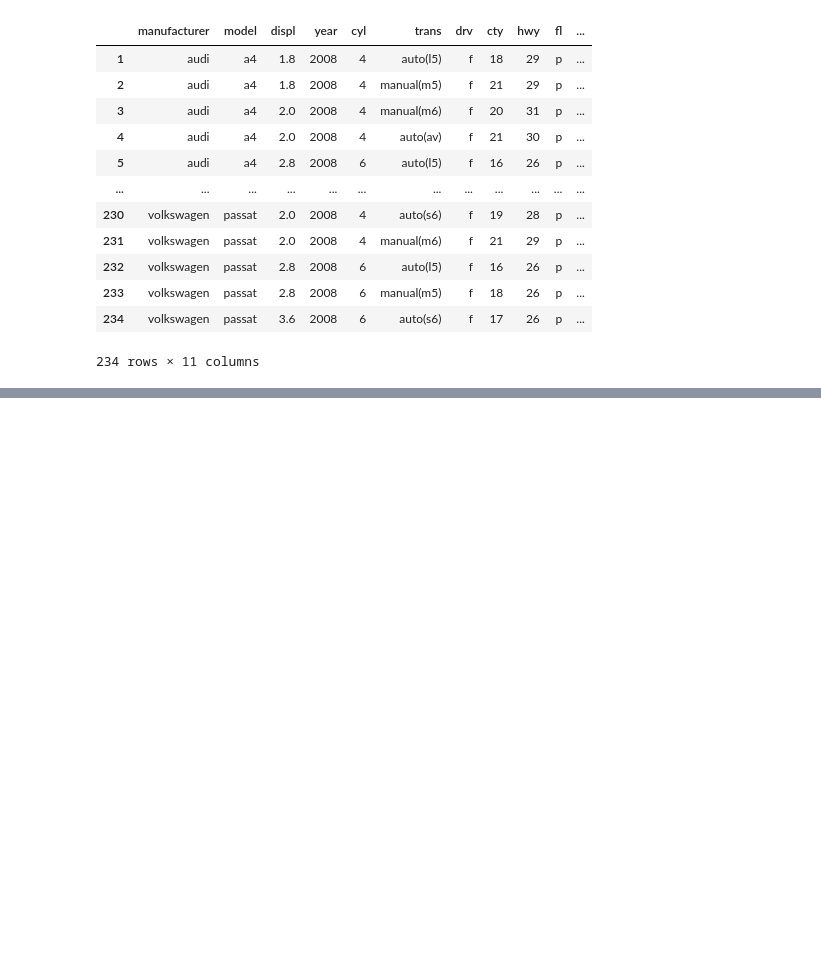
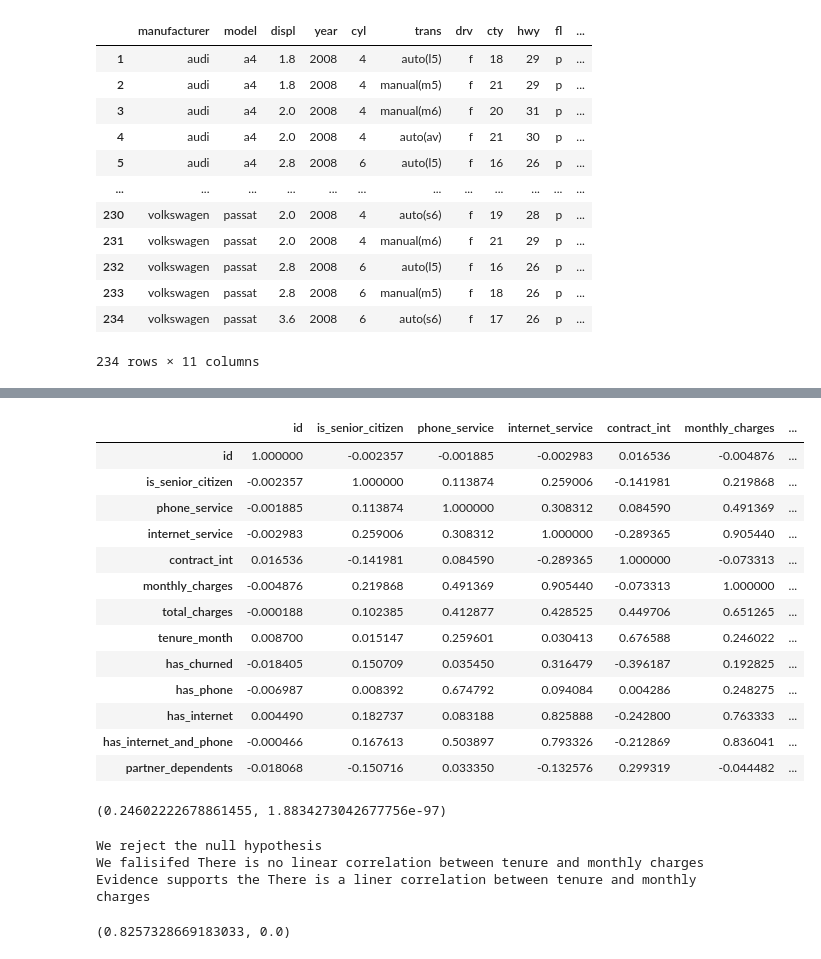
Before and after one commit to randyfrench/statistics-exercises, a Jupyter notebook: hypothesis_testing.ipynb, the cells around one changed output, grey strips where cells are left out. Cells and saved outputs as stored; diff of their text form; code cells hidden in the pictures; blank space fills up the shorter version.

```diff
--- a/hypothesis_testing.ipynb
+++ b/hypothesis_testing.ipynb
@@ -86,0 +96,2 @@ mpg[mpg.year == 2008]
+# %%
+df = pd.read_csv("clean_telco.csv")
@@ -86,0 +111,17 @@ mpg[mpg.year == 2008]
+# %%
+df.corr()
+# %% [output]
+|  | id | is_senior_citizen | phone_service | internet_service | contract_int | monthly_charges | ... |
+| id | 1.000000 | -0.002357 | -0.001885 | -0.002983 | 0.016536 | -0.004876 | ... |
+| is_senior_citizen | -0.002357 | 1.000000 | 0.113874 | 0.259006 | -0.141981 | 0.219868 | ... |
+| phone_service | -0.001885 | 0.113874 | 1.000000 | 0.308312 | 0.084590 | 0.491369 | ... |
+| internet_service | -0.002983 | 0.259006 | 0.308312 | 1.000000 | -0.289365 | 0.905440 | ... |
+| contract_int | 0.016536 | -0.141981 | 0.084590 | -0.289365 | 1.000000 | -0.073313 | ... |
+| monthly_charges | -0.004876 | 0.219868 | 0.491369 | 0.905440 | -0.073313 | 1.000000 | ... |
+| total_charges | -0.000188 | 0.102385 | 0.412877 | 0.428525 | 0.449706 | 0.651265 | ... |
+| tenure_month | 0.008700 | 0.015147 | 0.259601 | 0.030413 | 0.676588 | 0.246022 | ... |
+| has_churned | -0.018405 | 0.150709 | 0.035450 | 0.316479 | -0.396187 | 0.192825 | ... |
+| has_phone | -0.006987 | 0.008392 | 0.674792 | 0.094084 | 0.004286 | 0.248275 | ... |
+| has_internet | 0.004490 | 0.182737 | 0.083188 | 0.825888 | -0.242800 | 0.763333 | ... |
+| has_internet_and_phone | -0.000466 | 0.167613 | 0.503897 | 0.793326 | -0.212869 | 0.836041 | ... |
+| partner_dependents | -0.018068 | -0.150716 | 0.033350 | -0.132576 | 0.299319 | -0.044482 | ... |
@@ -86,0 +132,21 @@ mpg[mpg.year == 2008]
+# %%
+corr, p = stats.pearsonr(x, y)
+corr, p
+# %% [output]
+(0.24602222678861455, 1.8834273042677756e-97)
+# %%
+null_h = "There is no linear correlation between tenure and monthly charges"
+alt_h = "There is a liner correlation between tenure and monthly charges"
+corr, p = stats.pearsonr(x, y)
+
+if p < alpha:
+    print("We reject the null hypothesis")
+    print("We falisifed", null_h)
+    print("Evidence supports the", alt_h)
+else:
+    print("We fail to reject the null hypothesis")
+    print("There is no evidence to support the ", alt_h)
+# %% [output]
+We reject the null hypothesis
+We falisifed There is no linear correlation between tenure and monthly charges
+Evidence supports the There is a liner correlation between tenure and monthly charges
@@ -86,0 +162,4 @@ mpg[mpg.year == 2008]
+# %%
+corr, p
+# %% [output]
+(0.8257328669183033, 0.0)
```
Also changed, not shown: parts of 26 cells of this notebook.
